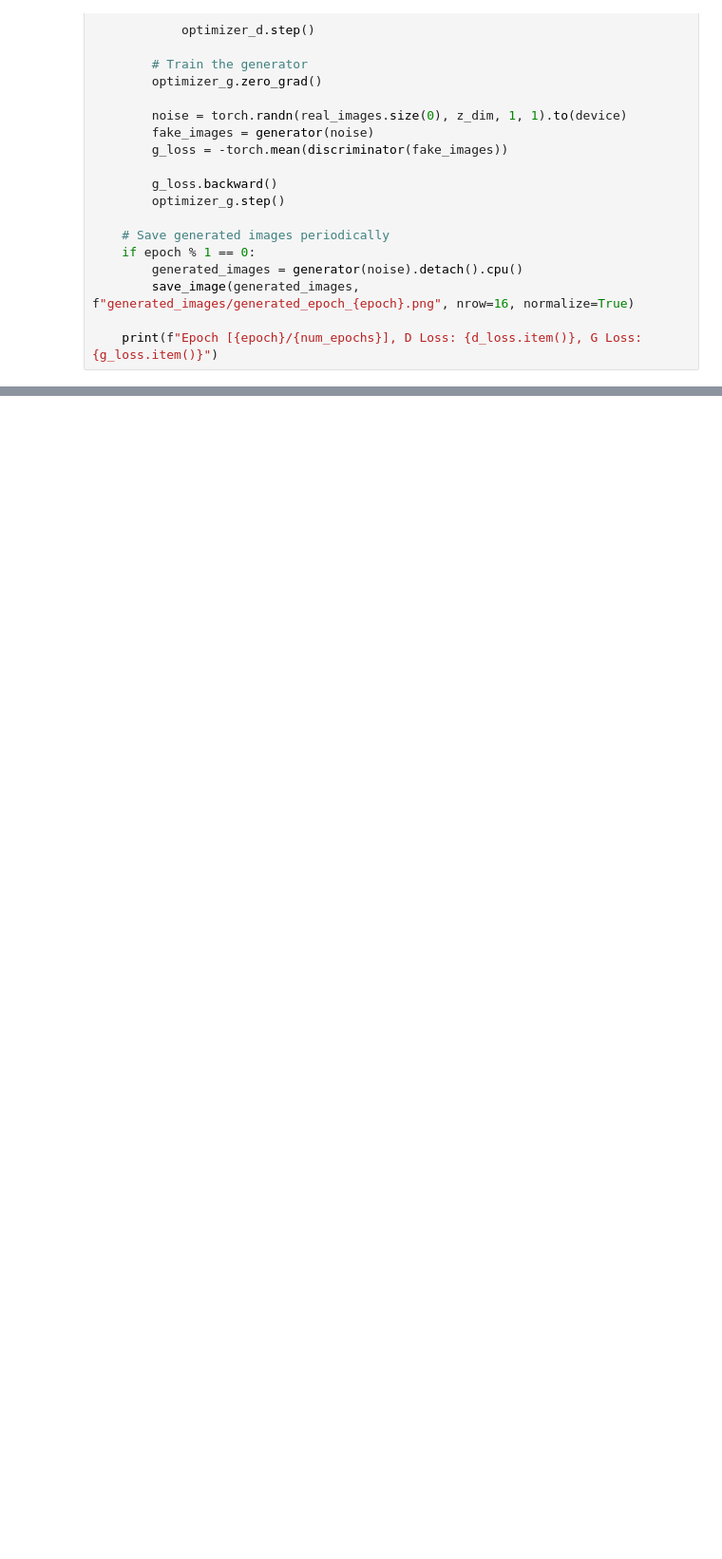
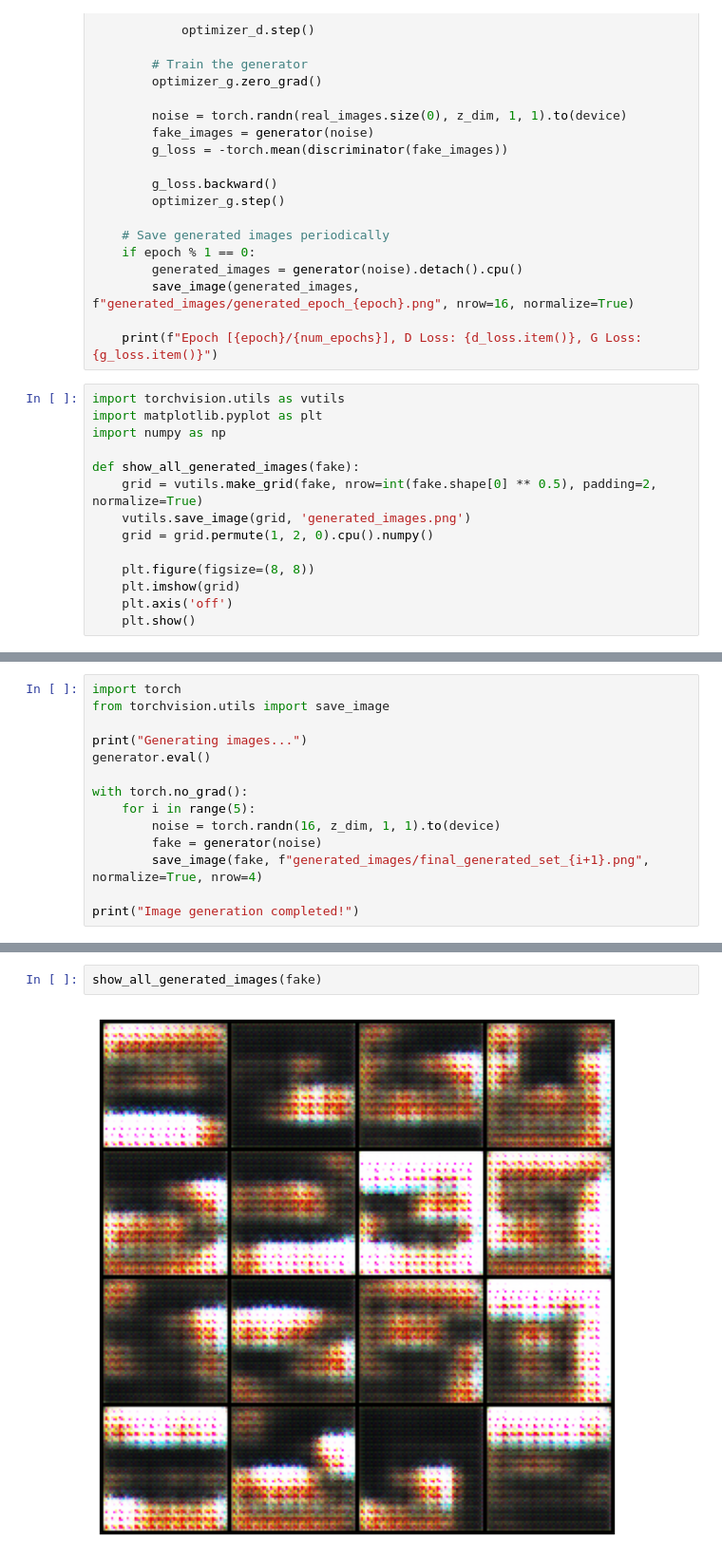
Before and after one commit to T3-DeepLearning-GroupC/DLCaseStudy2, a Jupyter notebook: WGAN.ipynb, the cells around one changed output, grey strips where cells are left out. Shown at 95% size. Saved outputs shown, nothing was run; the diff lists cells and outputs as text; blank space fills up the shorter version.

```diff
--- a/WGAN.ipynb
+++ b/WGAN.ipynb
@@ -293,3 +368,17 @@ for epoch in range(num_epochs):
         save_image(generated_images, f"generated_images/generated_epoch_{epoch}.png", nrow=16, normalize=True)
 
     print(f"Epoch [{epoch}/{num_epochs}], D Loss: {d_loss.item()}, G Loss: {g_loss.item()}")
+# %%
+import torchvision.utils as vutils
+import matplotlib.pyplot as plt
+import numpy as np
+
+def show_all_generated_images(fake):
+    grid = vutils.make_grid(fake, nrow=int(fake.shape[0] ** 0.5), padding=2, normalize=True)
+    vutils.save_image(grid, 'generated_images.png')
+    grid = grid.permute(1, 2, 0).cpu().numpy()
+
+    plt.figure(figsize=(8, 8))
+    plt.imshow(grid)
+    plt.axis('off')
+    plt.show()
@@ -295,0 +387,14 @@ for epoch in range(num_epochs):
+# %%
+import torch
+from torchvision.utils import save_image
+
+print("Generating images...")
+generator.eval()
+
+with torch.no_grad():
+    for i in range(5):
+        noise = torch.randn(16, z_dim, 1, 1).to(device)
+        fake = generator(noise)
+        save_image(fake, f"generated_images/final_generated_set_{i+1}.png", normalize=True, nrow=4)
+
+print("Image generation completed!")
@@ -295,0 +404,4 @@ for epoch in range(num_epochs):
+# %%
+show_all_generated_images(fake)
+# %% [output]
+[figure, added]
```
Also changed, not shown: parts of 32 cells of this notebook.
